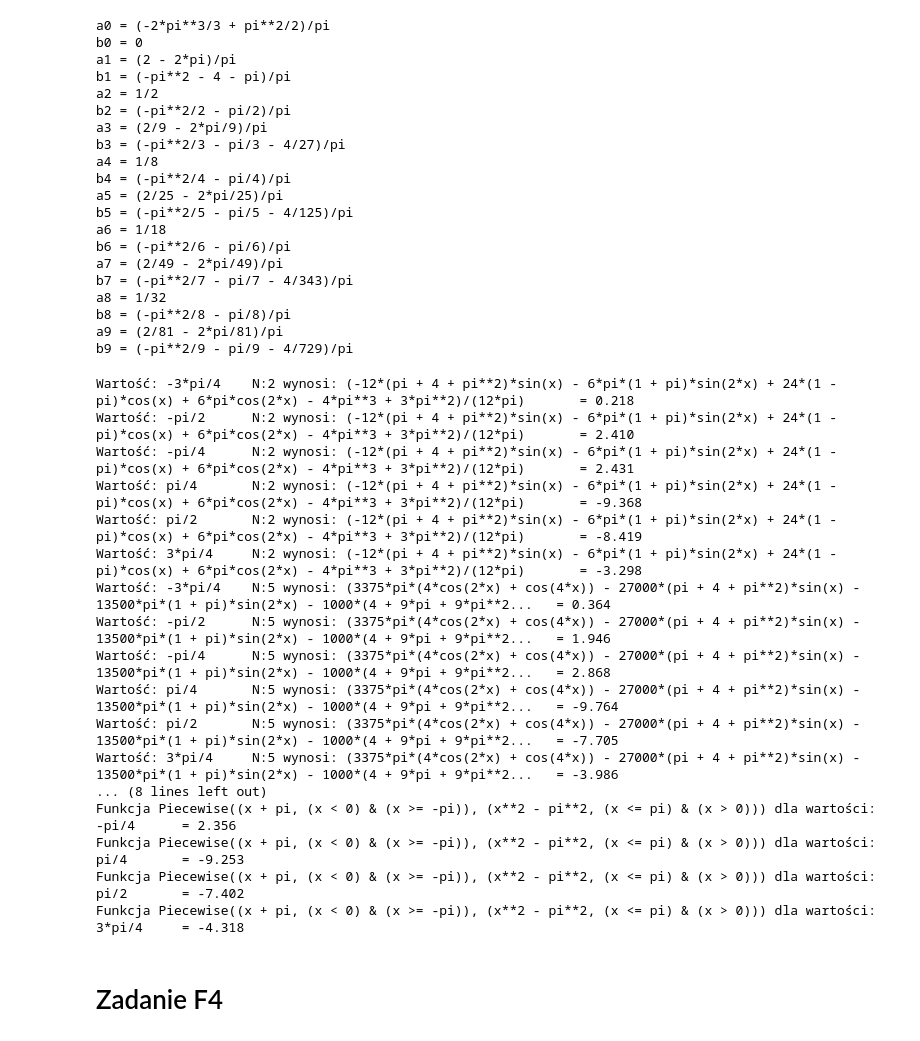
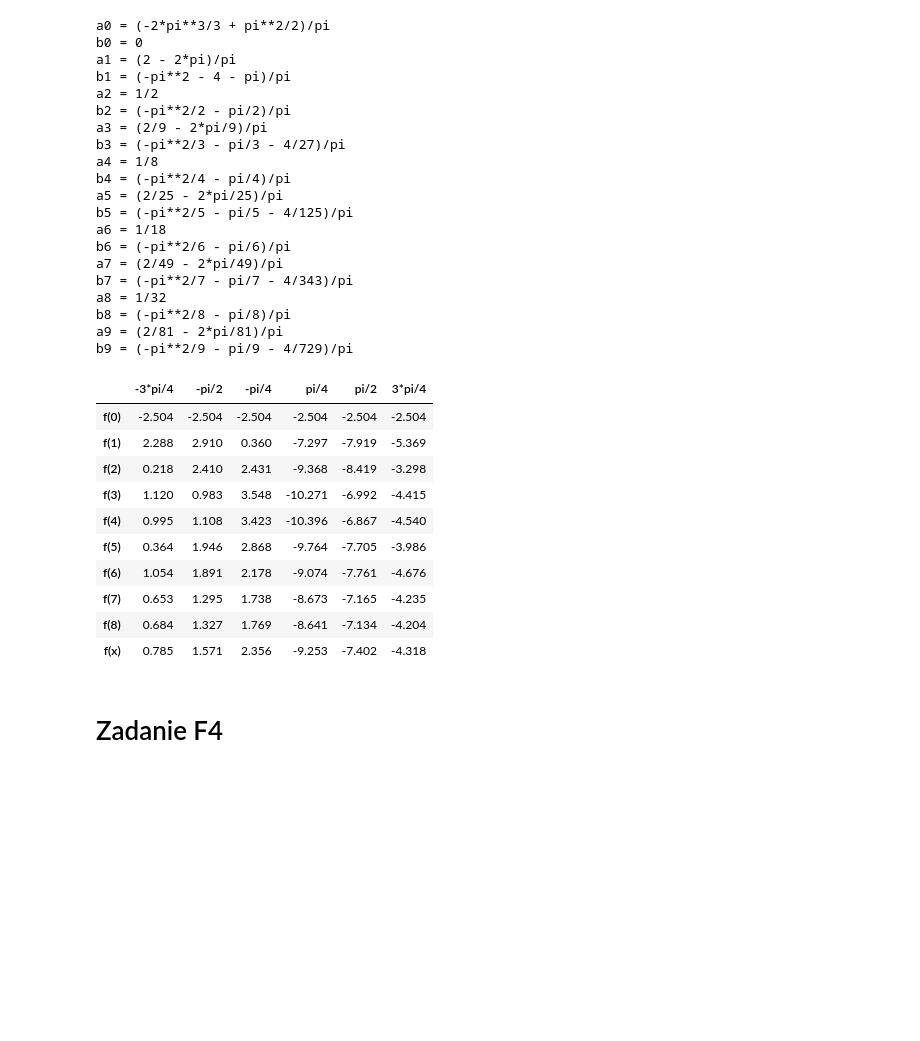
Before and after one commit to rzymski/jupyterObliczeniaNaukowe, a Jupyter notebook: szeregi.ipynb, the cells around one changed output. Cells and saved outputs as stored; diff of their text form; code cells hidden in the pictures; blank space fills up the shorter version.

```diff
--- a/szeregi.ipynb
+++ b/szeregi.ipynb
@@ -274,17 +296,23 @@ def displayFourierSubcomponents(func, Nn):
         print(f"a{i} = {n[f'a{i}']}\nb{i} = {n[f'b{i}']}")
 
 def countFourierFunctions(pFunction, pValues, numbers):
+    resultTable = []
+    rowCounter = 0
     for number in numbers:
-        # resultFourierFunction = getFourierSeries(pFunction, number)
+        resultTable.append([])
         resultFourierFunction = getFourierSeries(pFunction, number).simplify()
-        resultFourierFunctionString = str(resultFourierFunction)[:120] + ('...' if len(str(resultFourierFunction)) > 120 else '')
+        # resultFourierFunctionString = str(resultFourierFunction)[:120] + ('...' if len(str(resultFourierFunction)) > 120 else '')
         for pValue in pValues:
             resultValue = round(resultFourierFunction.subs(x, pValue), 3)
-            # print(f"Wartość: {str(pValue):<10} N:{number} wynosi: {str(resultFourierFunction)[:120]+'...':<125} = {resultValue}")
-            print(f"Wartość: {str(pValue):<10} N:{number} wynosi: {resultFourierFunctionString:<125} = {resultValue}")
+            #print(f"Wartość: {str(pValue):<10} N:{number} wynosi: {resultFourierFunctionString:<125} = {resultValue}")
+            resultTable[rowCounter].append(resultValue)
+        rowCounter += 1
+    resultTable.append([])
     for pValue in pValues:
         functionValue = round(pFunction.subs(x, pValue), 3)
-        print(f"Funkcja {pFunction} dla wartości: {str(pValue):<10} = {functionValue}")
+        resultTable[rowCounter].append(functionValue)
+        #print(f"Funkcja {pFunction} dla wartości: {str(pValue):<10} = {functionValue}")
+    return resultTable
 
 f3Func = Piecewise(
     (x + pi, (x >= -pi) & (x < 0)),
@@ -315,22 +343,24 @@ b8 = (-pi**2/8 - pi/8)/pi
 a9 = (2/81 - 2*pi/81)/pi
 b9 = (-pi**2/9 - pi/9 - 4/729)/pi
 # %%
-countFourierFunctions(f3Func, (-3*pi/4, -1*pi/2, -1*pi/4, pi/4, pi/2, 3*pi/4), (2, 5, 8))
+exampleFunctions = (-3*pi/4, -1*pi/2, -1*pi/4, pi/4, pi/2, 3*pi/4)
+exampleNs = [i for i in range(9)] #(2, 5, 8)
+f3resultTableValues = countFourierFunctions(f3Func, exampleFunctions, exampleNs)
+# print(f3resultTableValues)
+f3resultTable = pd.DataFrame(f3resultTableValues, columns=exampleFunctions)
+newIndexes = [f"f({n})" for n in exampleNs]
+newIndexes.append("f(x)")
+f3resultTable.index = newIndexes
+f3resultTable
 # %% [output]
-Wartość: -3*pi/4    N:2 wynosi: (-12*(pi + 4 + pi**2)*sin(x) - 6*pi*(1 + pi)*sin(2*x) + 24*(1 - pi)*cos(x) + 6*pi*cos(2*x) - 4*pi**3 + 3*pi**2)/(12*pi)       = 0.218
-Wartość: -pi/2      N:2 wynosi: (-12*(pi + 4 + pi**2)*sin(x) - 6*pi*(1 + pi)*sin(2*x) + 24*(1 - pi)*cos(x) + 6*pi*cos(2*x) - 4*pi**3 + 3*pi**2)/(12*pi)       = 2.410
-Wartość: -pi/4      N:2 wynosi: (-12*(pi + 4 + pi**2)*sin(x) - 6*pi*(1 + pi)*sin(2*x) + 24*(1 - pi)*cos(x) + 6*pi*cos(2*x) - 4*pi**3 + 3*pi**2)/(12*pi)       = 2.431
-Wartość: pi/4       N:2 wynosi: (-12*(pi + 4 + pi**2)*sin(x) - 6*pi*(1 + pi)*sin(2*x) + 24*(1 - pi)*cos(x) + 6*pi*cos(2*x) - 4*pi**3 + 3*pi**2)/(12*pi)       = -9.368
-Wartość: pi/2       N:2 wynosi: (-12*(pi + 4 + pi**2)*sin(x) - 6*pi*(1 + pi)*sin(2*x) + 24*(1 - pi)*cos(x) + 6*pi*cos(2*x) - 4*pi**3 + 3*pi**2)/(12*pi)       = -8.419
-Wartość: 3*pi/4     N:2 wynosi: (-12*(pi + 4 + pi**2)*sin(x) - 6*pi*(1 + pi)*sin(2*x) + 24*(1 - pi)*cos(x) + 6*pi*cos(2*x) - 4*pi**3 + 3*pi**2)/(12*pi)       = -3.298
-Wartość: -3*pi/4    N:5 wynosi: (3375*pi*(4*cos(2*x) + cos(4*x)) - 27000*(pi + 4 + pi**2)*sin(x) - 13500*pi*(1 + pi)*sin(2*x) - 1000*(4 + 9*pi + 9*pi**2...   = 0.364
-Wartość: -pi/2      N:5 wynosi: (3375*pi*(4*cos(2*x) + cos(4*x)) - 27000*(pi + 4 + pi**2)*sin(x) - 13500*pi*(1 + pi)*sin(2*x) - 1000*(4 + 9*pi + 9*pi**2...   = 1.946
-Wartość: -pi/4      N:5 wynosi: (3375*pi*(4*cos(2*x) + cos(4*x)) - 27000*(pi + 4 + pi**2)*sin(x) - 13500*pi*(1 + pi)*sin(2*x) - 1000*(4 + 9*pi + 9*pi**2...   = 2.868
-Wartość: pi/4       N:5 wynosi: (3375*pi*(4*cos(2*x) + cos(4*x)) - 27000*(pi + 4 + pi**2)*sin(x) - 13500*pi*(1 + pi)*sin(2*x) - 1000*(4 + 9*pi + 9*pi**2...   = -9.764
-Wartość: pi/2       N:5 wynosi: (3375*pi*(4*cos(2*x) + cos(4*x)) - 27000*(pi + 4 + pi**2)*sin(x) - 13500*pi*(1 + pi)*sin(2*x) - 1000*(4 + 9*pi + 9*pi**2...   = -7.705
-Wartość: 3*pi/4     N:5 wynosi: (3375*pi*(4*cos(2*x) + cos(4*x)) - 27000*(pi + 4 + pi**2)*sin(x) - 13500*pi*(1 + pi)*sin(2*x) - 1000*(4 + 9*pi + 9*pi**2...   = -3.986
-... (8 lines left out)
-Funkcja Piecewise((x + pi, (x < 0) & (x >= -pi)), (x**2 - pi**2, (x <= pi) & (x > 0))) dla wartości: -pi/4      = 2.356
-Funkcja Piecewise((x + pi, (x < 0) & (x >= -pi)), (x**2 - pi**2, (x <= pi) & (x > 0))) dla wartości: pi/4       = -9.253
-Funkcja Piecewise((x + pi, (x < 0) & (x >= -pi)), (x**2 - pi**2, (x <= pi) & (x > 0))) dla wartości: pi/2       = -7.402
-Funkcja Piecewise((x + pi, (x < 0) & (x >= -pi)), (x**2 - pi**2, (x <= pi) & (x > 0))) dla wartości: 3*pi/4     = -4.318
+|  | -3*pi/4 | -pi/2 | -pi/4 | pi/4 | pi/2 | 3*pi/4 |
+| f(0) | -2.504 | -2.504 | -2.504 | -2.504 | -2.504 | -2.504 |
+| f(1) | 2.288 | 2.910 | 0.360 | -7.297 | -7.919 | -5.369 |
+| f(2) | 0.218 | 2.410 | 2.431 | -9.368 | -8.419 | -3.298 |
+| f(3) | 1.120 | 0.983 | 3.548 | -10.271 | -6.992 | -4.415 |
+| f(4) | 0.995 | 1.108 | 3.423 | -10.396 | -6.867 | -4.540 |
+| f(5) | 0.364 | 1.946 | 2.868 | -9.764 | -7.705 | -3.986 |
+| f(6) | 1.054 | 1.891 | 2.178 | -9.074 | -7.761 | -4.676 |
+| f(7) | 0.653 | 1.295 | 1.738 | -8.673 | -7.165 | -4.235 |
+| f(8) | 0.684 | 1.327 | 1.769 | -8.641 | -7.134 | -4.204 |
+| f(x) | 0.785 | 1.571 | 2.356 | -9.253 | -7.402 | -4.318 |
```
Also changed, not shown: parts of 11 cells of this notebook.
